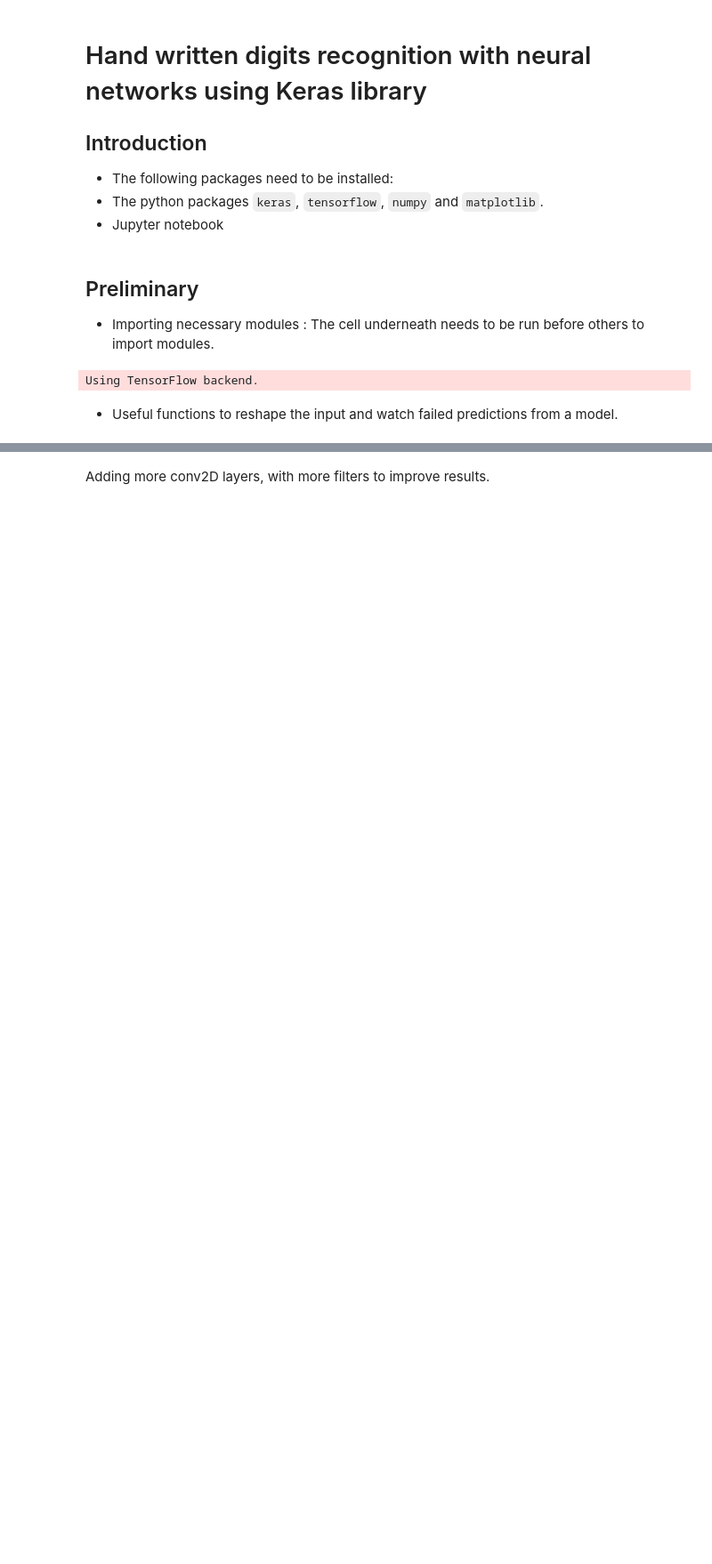
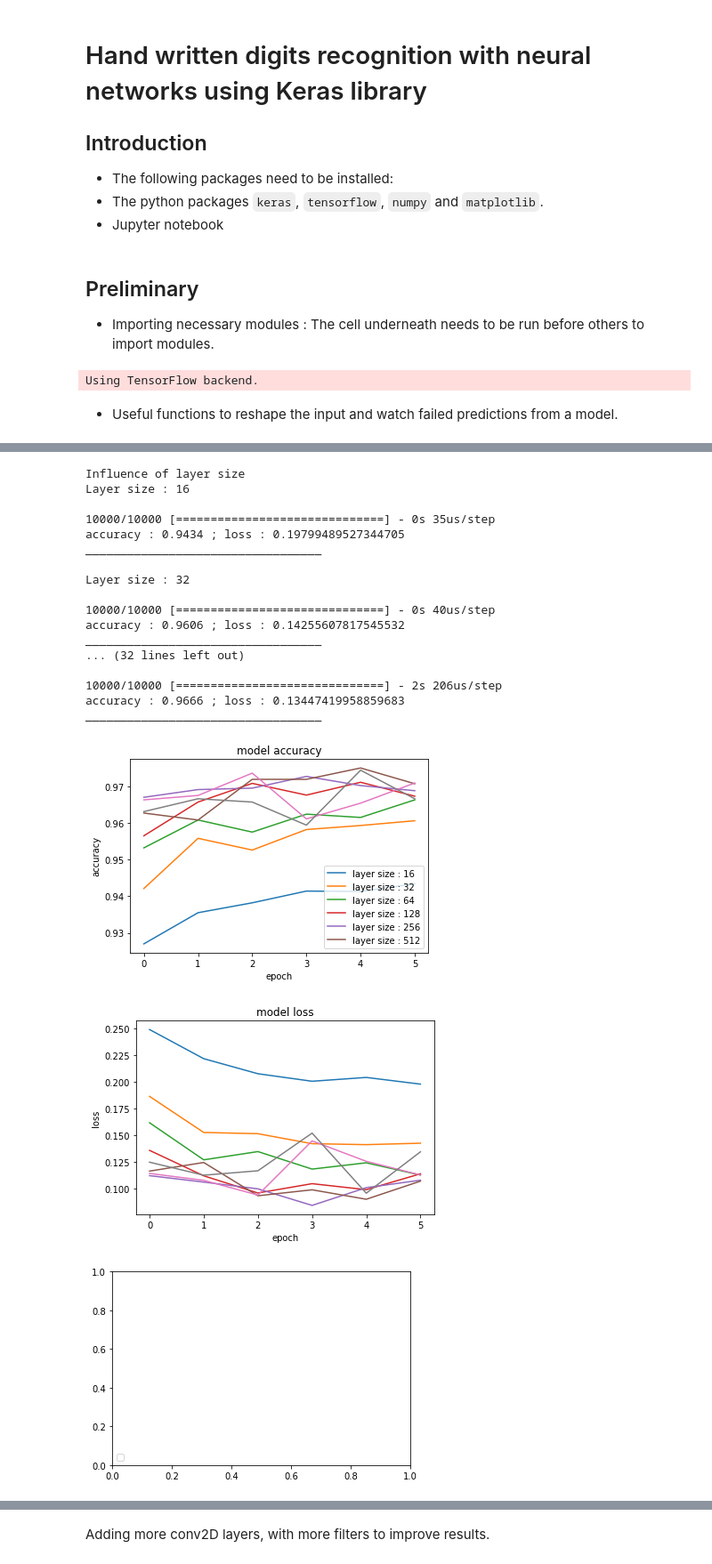
Before and after one commit to raynalm/effective-computing-machine, a Jupyter notebook: notebook/digits_recognition.ipynb, the cells around one changed output, grey strips where cells are left out. Shown: that part at 89% size. Saved outputs shown, nothing was run; the diff lists cells and outputs as text; code cells hidden in the pictures; blank space fills up the shorter version.

```diff
--- a/notebook/digits_recognition.ipynb
+++ b/notebook/digits_recognition.ipynb
@@ -342,0 +178,55 @@ Now let's improve it by adding some data augmentation
+# %%
+# influence of layer size :
+print("\n\nInfluence of layer size")
+x_train, y_train, x_test, y_test = get_input_1D()
+layers = [16]
+for i in range(8):
+    print("Layer size : %s\n" % (16*2**i))
+    drop_out = 0.2
+    model = Sequential()
+    model = add_dense_layers(model, layers, drop_out)
+    model.add(Dense(10, activation='softmax'))
+    opt=Adam(lr=0.01)
+    model.compile(loss = 'categorical_crossentropy',
+                 optimizer = opt,
+                 metrics = ['accuracy'])
+
+    hist = model.fit(x_train, y_train,
+             epochs = 6,
+             batch_size = 64,
+             verbose=0,
+             validation_data=(x_test, y_test))
+
+    show_history(hist)
+    layers = [2*layers[0]]
+    loss, acc = model.evaluate(x_test, y_test, batch_size = 64)
+    print("accuracy : %s ; loss : %s" % (acc, loss))
+    print("__________________________________\n")
+plt.figure(1)
+plt.legend(["layer size : %s" % (16*2**i) for i in range(6)], loc=4)
+plt.savefig("layer_size_influence_on_acc.png")
+plt.figure(2)
+plt.savefig("layer_size_influence_on_loss.png")
+plt.legend(["layer size :%s" % (16*2**i) for i in range(6)], loc=3)
+plt.show()
+# %% [output]
+Influence of layer size
+Layer size : 16
+
+10000/10000 [==============================] - 0s 35us/step
+accuracy : 0.9434 ; loss : 0.19799489527344705
+__________________________________
+
+Layer size : 32
+
+10000/10000 [==============================] - 0s 40us/step
+accuracy : 0.9606 ; loss : 0.14255607817545532
+__________________________________
+... (32 lines left out)
+
+10000/10000 [==============================] - 2s 206us/step
+accuracy : 0.9666 ; loss : 0.13447419958859683
+__________________________________
+[figure, added]
+[figure, added]
+[figure, added]
```
Also changed, not shown: parts of 25 cells of this notebook, 6 other files.
